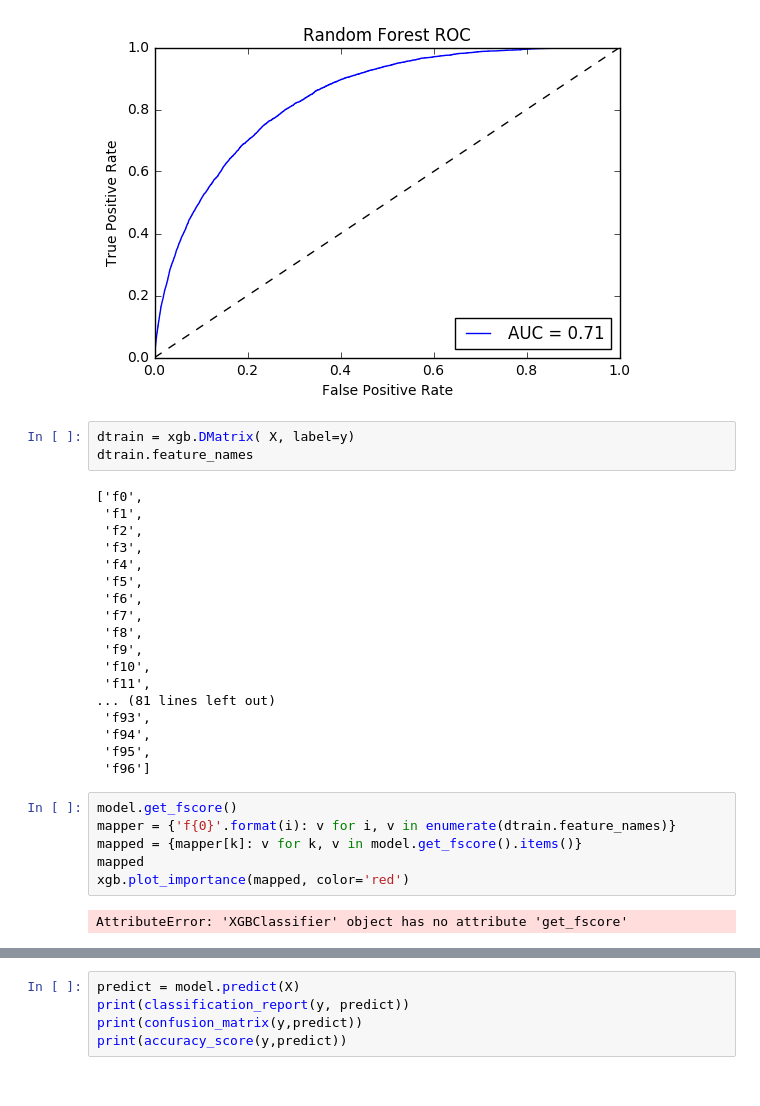
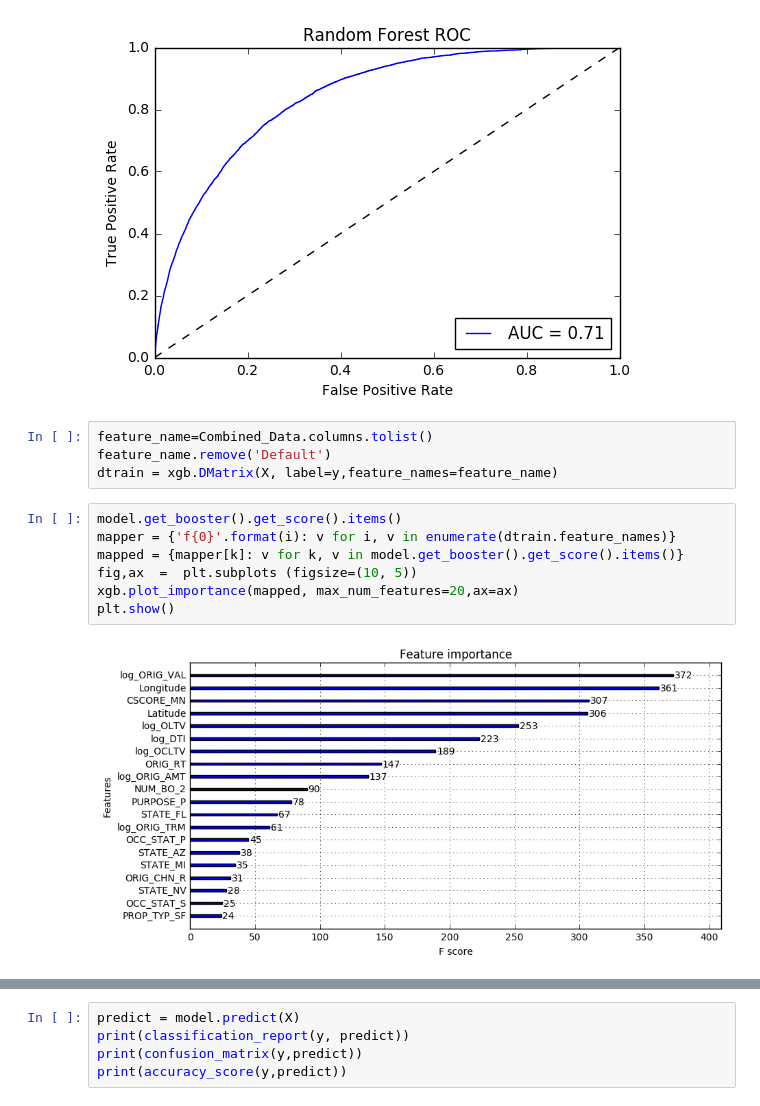
Before and after one commit to ferrarisf50/Fannie-Mae-single-family-mortgage-loan-data, a Jupyter notebook: Predict_default.ipynb, the cells around one changed output, grey strips where cells are left out. Drawn from its saved outputs; the diff is of its cells as text.

```diff
--- a/Predict_default.ipynb
+++ b/Predict_default.ipynb
@@ -587,31 +588,15 @@ Traceback (most recent call last):
 AttributeError: 'DMatrix' object has no attribute 'handle'
 [figure]
 # %%
-dtrain = xgb.DMatrix( X, label=y)
-dtrain.feature_names
+feature_name=Combined_Data.columns.tolist()
+feature_name.remove('Default')
+dtrain = xgb.DMatrix(X, label=y,feature_names=feature_name)
-# %% [output]
-['f0',
- 'f1',
- 'f2',
- 'f3',
- 'f4',
- 'f5',
- 'f6',
- 'f7',
- 'f8',
- 'f9',
- 'f10',
- 'f11',
-... (81 lines left out)
- 'f93',
- 'f94',
- 'f95',
- 'f96']
 # %%
-model.get_fscore()
+model.get_booster().get_score().items()
 mapper = {'f{0}'.format(i): v for i, v in enumerate(dtrain.feature_names)}
-mapped = {mapper[k]: v for k, v in model.get_fscore().items()}
-mapped
-xgb.plot_importance(mapped, color='red')
+mapped = {mapper[k]: v for k, v in model.get_booster().get_score().items()}
+fig,ax  =  plt.subplots (figsize=(10, 5))
+xgb.plot_importance(mapped, max_num_features=20,ax=ax)
+plt.show()
 # %% [output]
-AttributeError: 'XGBClassifier' object has no attribute 'get_fscore'
+[figure, added]
```
Also changed, not shown: parts of 20 cells of this notebook.
